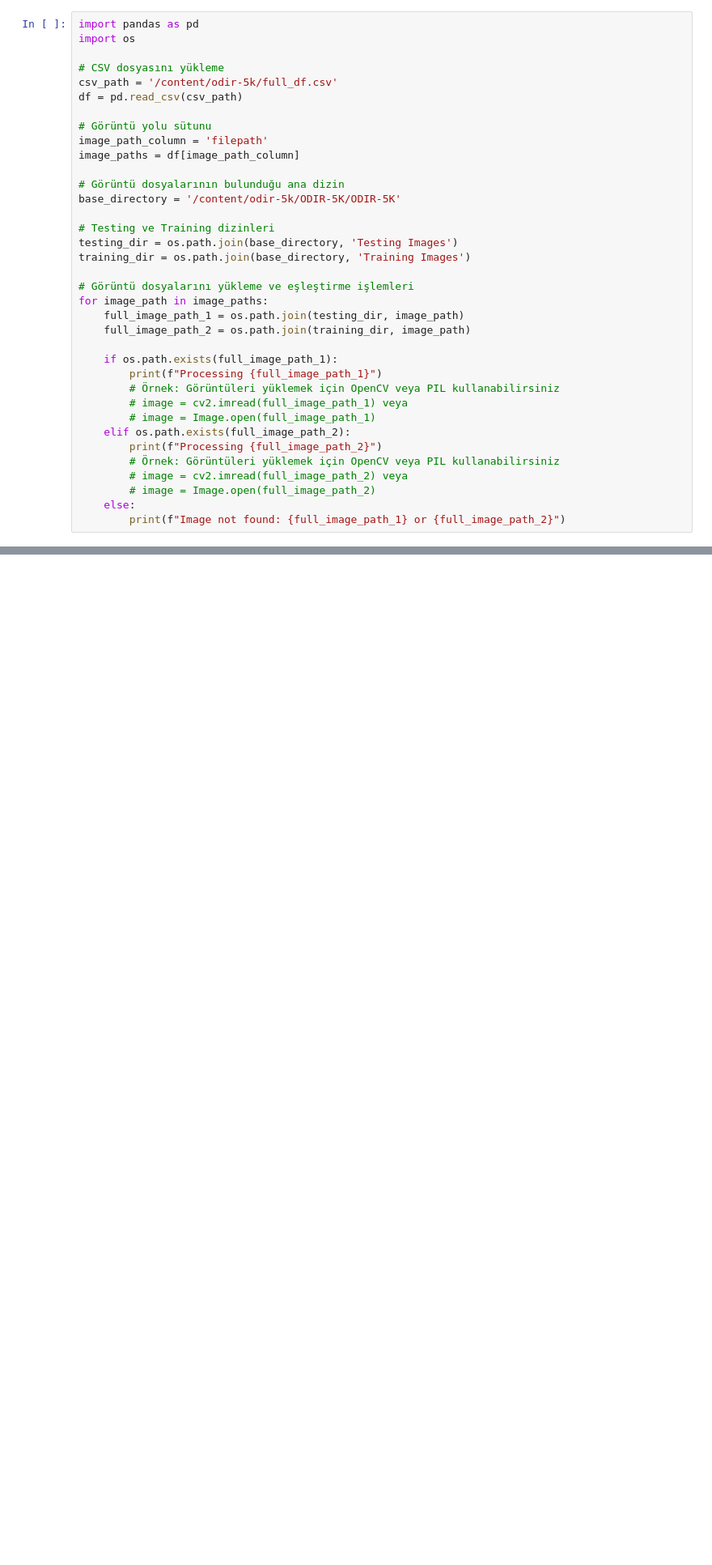
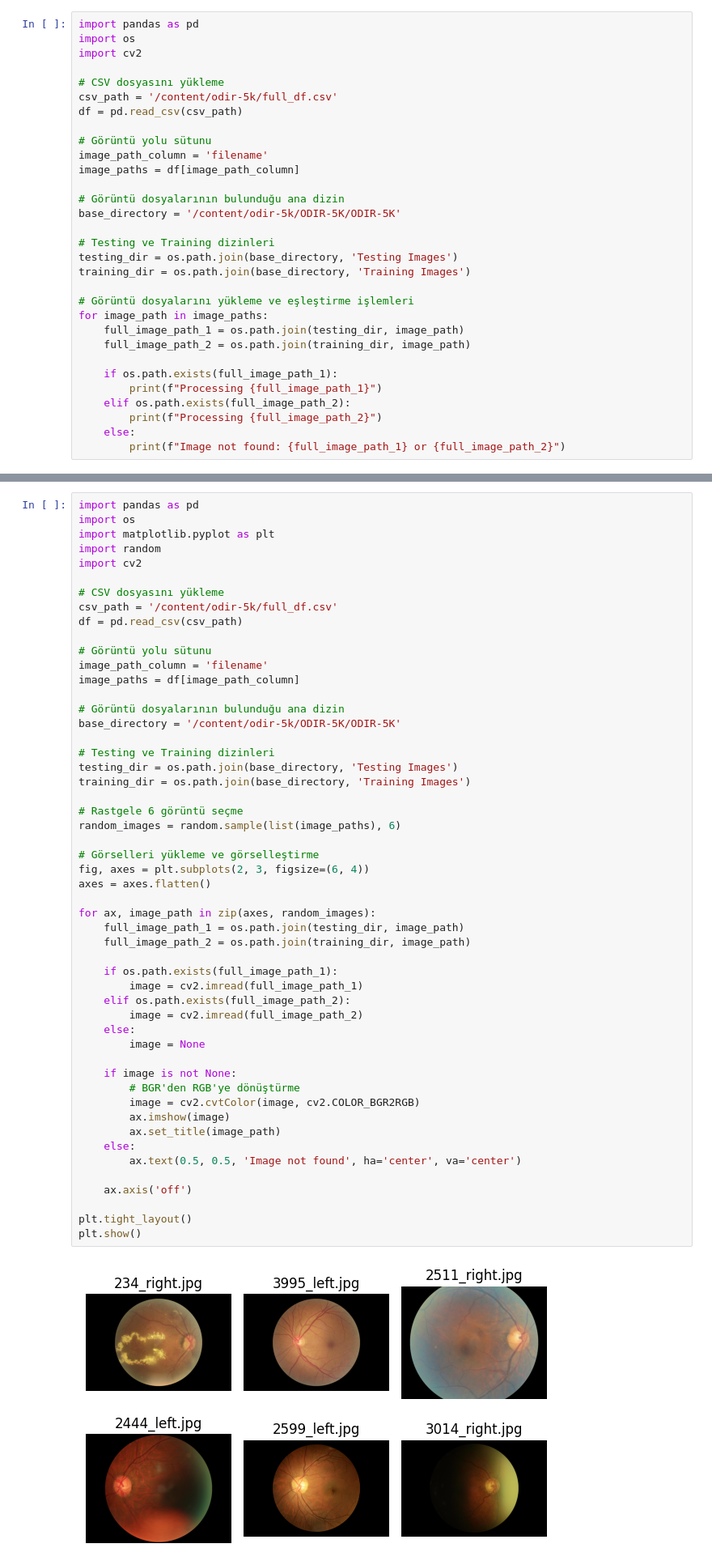
Before and after one commit to SefiyeArican/Ocular-Disease-Recognition, a Jupyter notebook: Fundus_Image_Processing.ipynb, the cells around one changed output, grey strips where cells are left out. Shown: that part at 81% size. Cells and saved outputs as stored; diff of their text form; blank space fills up the shorter version.

```diff
--- a/Fundus_Image_Processing.ipynb
+++ b/Fundus_Image_Processing.ipynb
@@ -225,13 +225,14 @@ We noticed that most of the images in our dataset were healthy, with diabetes be
 # %%
 import pandas as pd
 import os
+import cv2
 
 # CSV dosyasını yükleme
 csv_path = '/content/odir-5k/full_df.csv'
 df = pd.read_csv(csv_path)
 
 # Görüntü yolu sütunu
-image_path_column = 'filepath'
+image_path_column = 'filename'
 image_paths = df[image_path_column]
 
 # Görüntü dosyalarının bulunduğu ana dizin
@@ -248,14 +249,8 @@ for image_path in image_paths:
 
     if os.path.exists(full_image_path_1):
         print(f"Processing {full_image_path_1}")
-        # Örnek: Görüntüleri yüklemek için OpenCV veya PIL kullanabilirsiniz
-        # image = cv2.imread(full_image_path_1) veya
-        # image = Image.open(full_image_path_1)
     elif os.path.exists(full_image_path_2):
         print(f"Processing {full_image_path_2}")
-        # Örnek: Görüntüleri yüklemek için OpenCV veya PIL kullanabilirsiniz
-        # image = cv2.imread(full_image_path_2) veya
-        # image = Image.open(full_image_path_2)
     else:
         print(f"Image not found: {full_image_path_1} or {full_image_path_2}")
 # %% [output]
@@ -278,0 +292,54 @@ Image not found: /content/odir-5k/ODIR-5K/ODIR-5K/Testing Images/../input/oc
+# %%
+import pandas as pd
+import os
+import matplotlib.pyplot as plt
+import random
+import cv2
+
+# CSV dosyasını yükleme
+csv_path = '/content/odir-5k/full_df.csv'
+df = pd.read_csv(csv_path)
+
+# Görüntü yolu sütunu
+image_path_column = 'filename'
+image_paths = df[image_path_column]
+
+# Görüntü dosyalarının bulunduğu ana dizin
+base_directory = '/content/odir-5k/ODIR-5K/ODIR-5K'
+
+# Testing ve Training dizinleri
+testing_dir = os.path.join(base_directory, 'Testing Images')
+training_dir = os.path.join(base_directory, 'Training Images')
+
+# Rastgele 6 görüntü seçme
+random_images = random.sample(list(image_paths), 6)
+
+# Görselleri yükleme ve görselleştirme
+fig, axes = plt.subplots(2, 3, figsize=(6, 4))
+axes = axes.flatten()
+
+for ax, image_path in zip(axes, random_images):
+    full_image_path_1 = os.path.join(testing_dir, image_path)
+    full_image_path_2 = os.path.join(training_dir, image_path)
+
+    if os.path.exists(full_image_path_1):
+        image = cv2.imread(full_image_path_1)
+    elif os.path.exists(full_image_path_2):
+        image = cv2.imread(full_image_path_2)
+    else:
+        image = None
+
+    if image is not None:
+        # BGR'den RGB'ye dönüştürme
+        image = cv2.cvtColor(image, cv2.COLOR_BGR2RGB)
+        ax.imshow(image)
+        ax.set_title(image_path)
+    else:
+        ax.text(0.5, 0.5, 'Image not found', ha='center', va='center')
+
+    ax.axis('off')
+
+plt.tight_layout()
+plt.show()
+# %% [output]
+[figure, added]
```
Also changed, not shown: parts of 2 cells of this notebook.
